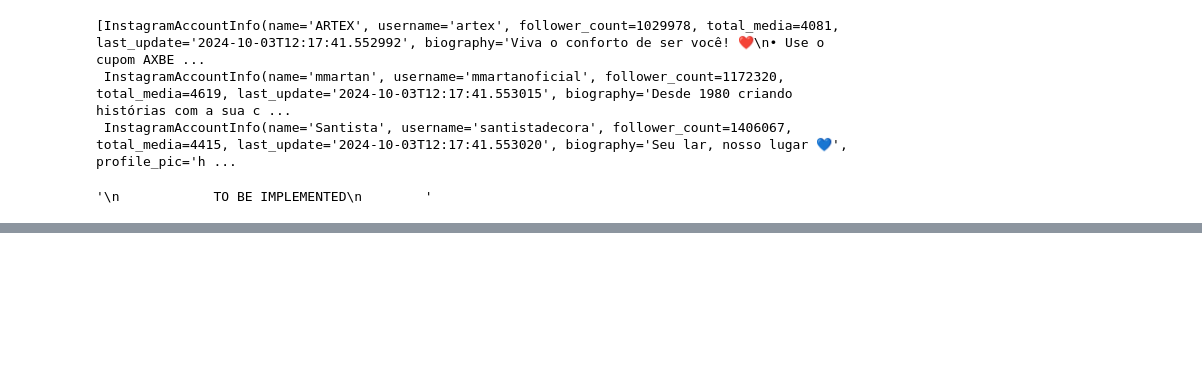
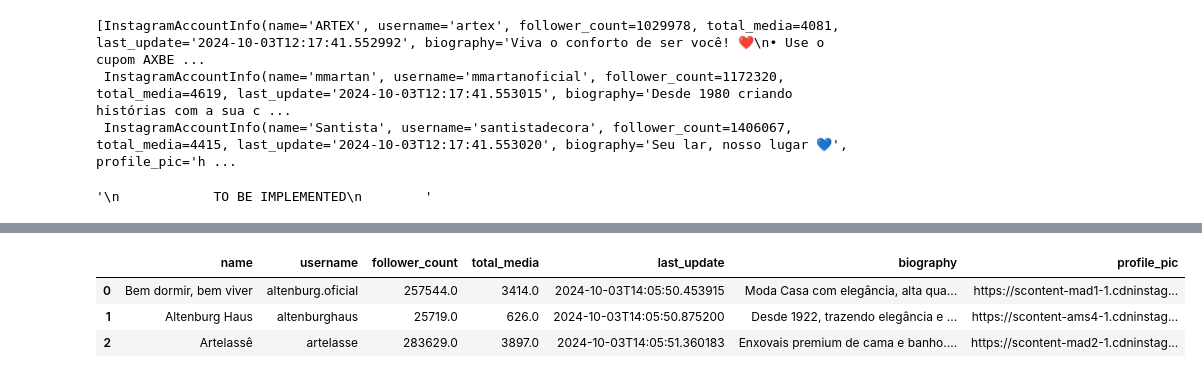
Before and after one commit to AmmoJailton/kpi-indicadores2, a Jupyter notebook: notebooks/discovery_instagram_api.ipynb, the cells around one changed output, grey strips where cells are left out. Cells and saved outputs as stored; diff of their text form; code cells hidden in the pictures; blank space fills up the shorter version.

```diff
--- a/notebooks/discovery_instagram_api.ipynb
+++ b/notebooks/discovery_instagram_api.ipynb
@@ -628,0 +662,13 @@ data_manager.save_current_user_info_dataset(dataset=current_dataset)
+# %%
+from commom.data_classes.instagram_data_class import TRACKED_ACCOUNT_LIST
+from innovation_api.api.services.instagram_monitor_service import InstagramMonitorService
+
+service = InstagramMonitorService()
+
+df_user_info = service.data_manager.load_current_user_info_dataset()
+df_user_info
+# %% [output]
+|  | name | username | follower_count | total_media | last_update | biography | profile_pic |
+| 0 | Bem dormir, bem viver | altenburg.oficial | 257544.0 | 3414.0 | 2024-10-03T14:05:50.453915 | Moda Casa com elegância, alta qua... | https://scontent-mad1-1.cdninstag... |
+| 1 | Altenburg Haus | altenburghaus | 25719.0 | 626.0 | 2024-10-03T14:05:50.875200 | Desde 1922, trazendo elegância e ... | https://scontent-ams4-1.cdninstag... |
+| 2 | Artelassê | artelasse | 283629.0 | 3897.0 | 2024-10-03T14:05:51.360183 | Enxovais premium de cama e banho.... | https://scontent-mad2-1.cdninstag... |
```
Also changed, not shown: parts of 3 cells of this notebook, 2 other files.
